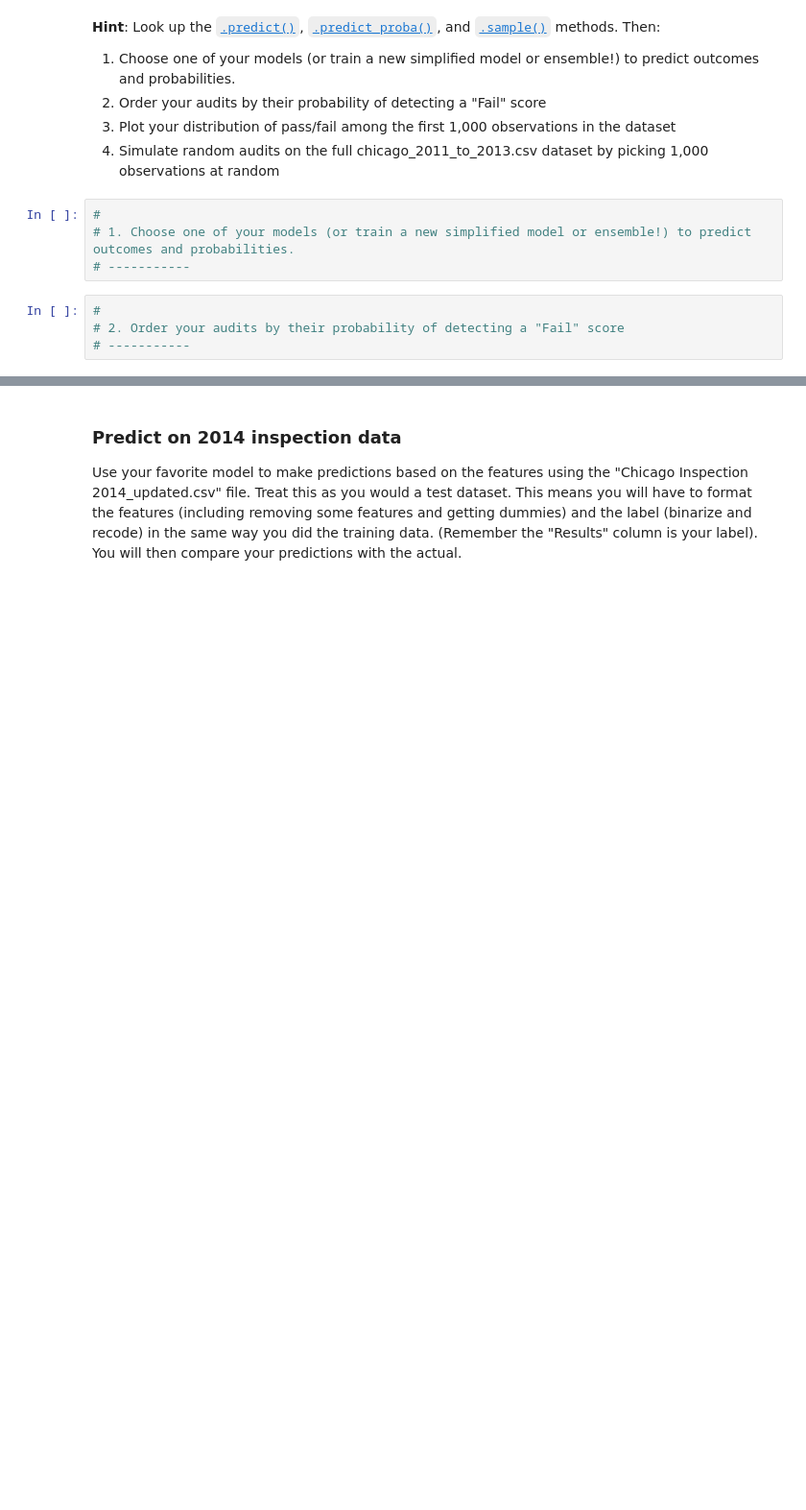
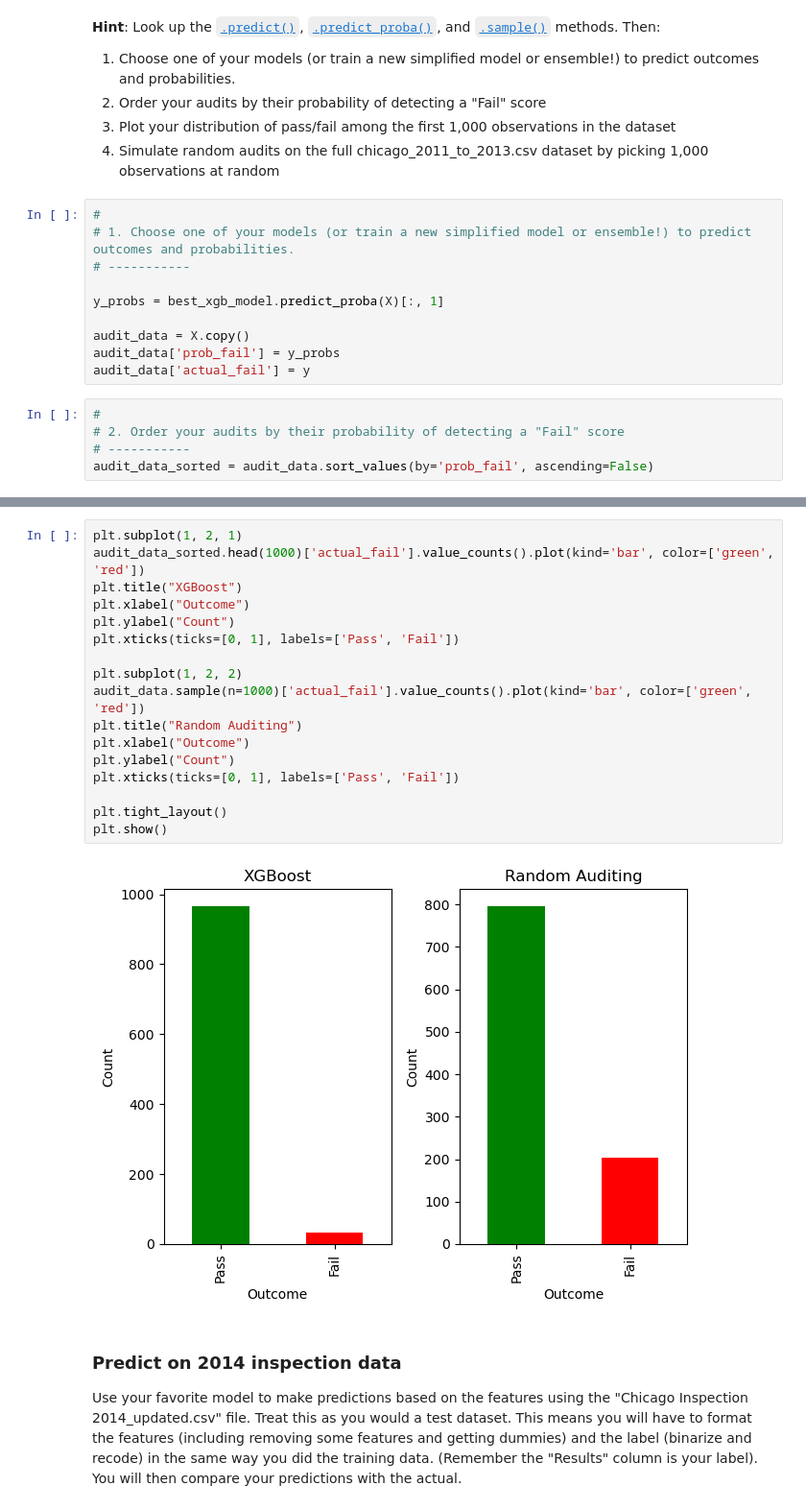
Before and after one commit to joeltam/Computational-Social-Science-Projects, a Jupyter notebook: Project_3/Project 3 Students.ipynb, the cells around one changed output, grey strips where cells are left out. Shown at 96% size. Cells and saved outputs as stored; diff of their text form; blank space fills up the shorter version.

```diff
--- a/Project_3/Project 3 Students.ipynb
+++ b/Project_3/Project 3 Students.ipynb
@@ -344,10 +426,17 @@ Use tools like coefficient plots or feature importance plots to investigate your
 #
 # 1. Choose one of your models (or train a new simplified model or ensemble!) to predict outcomes and probabilities.
 # -----------
+
+y_probs = best_xgb_model.predict_proba(X)[:, 1]
+
+audit_data = X.copy()
+audit_data['prob_fail'] = y_probs
+audit_data['actual_fail'] = y
 # %%
 #
 # 2. Order your audits by their probability of detecting a "Fail" score
 # -----------
+audit_data_sorted = audit_data.sort_values(by='prob_fail', ascending=False)
 # %%
 #
 # 3. Plot your distribution of pass/fail among the first 1,000 observations in the dataset
@@ -359,3 +454,22 @@ Use tools like coefficient plots or feature importance plots to investigate your
+# %%
+plt.subplot(1, 2, 1)
+audit_data_sorted.head(1000)['actual_fail'].value_counts().plot(kind='bar', color=['green', 'red'])
+plt.title("XGBoost")
+plt.xlabel("Outcome")
+plt.ylabel("Count")
+plt.xticks(ticks=[0, 1], labels=['Pass', 'Fail'])
+
+plt.subplot(1, 2, 2)
+audit_data.sample(n=1000)['actual_fail'].value_counts().plot(kind='bar', color=['green', 'red'])
+plt.title("Random Auditing")
+plt.xlabel("Outcome")
+plt.ylabel("Count")
+plt.xticks(ticks=[0, 1], labels=['Pass', 'Fail'])
+
+plt.tight_layout()
+plt.show()
+# %% [output]
+[figure, added]
 # %% [markdown]
 ### Predict on 2014 inspection data
 
```
Also changed, not shown: parts of 41 cells of this notebook.
